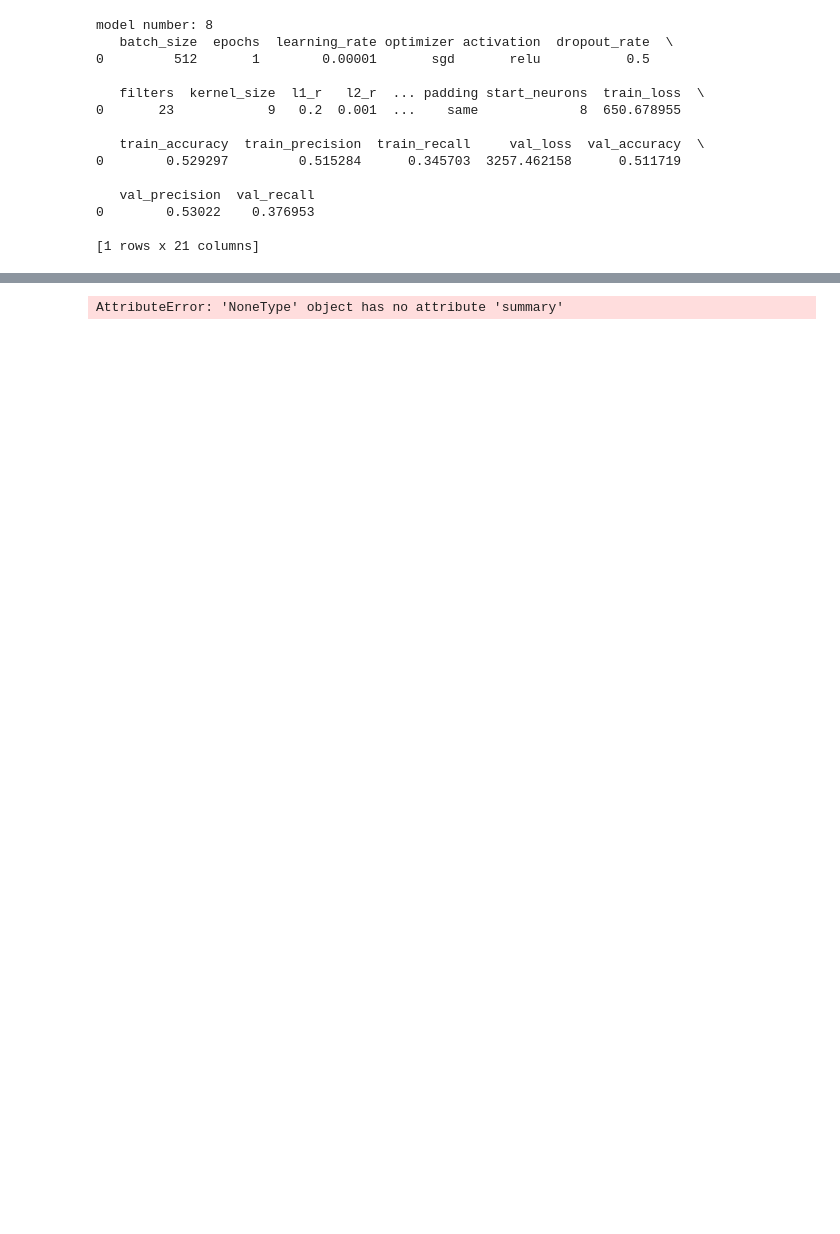
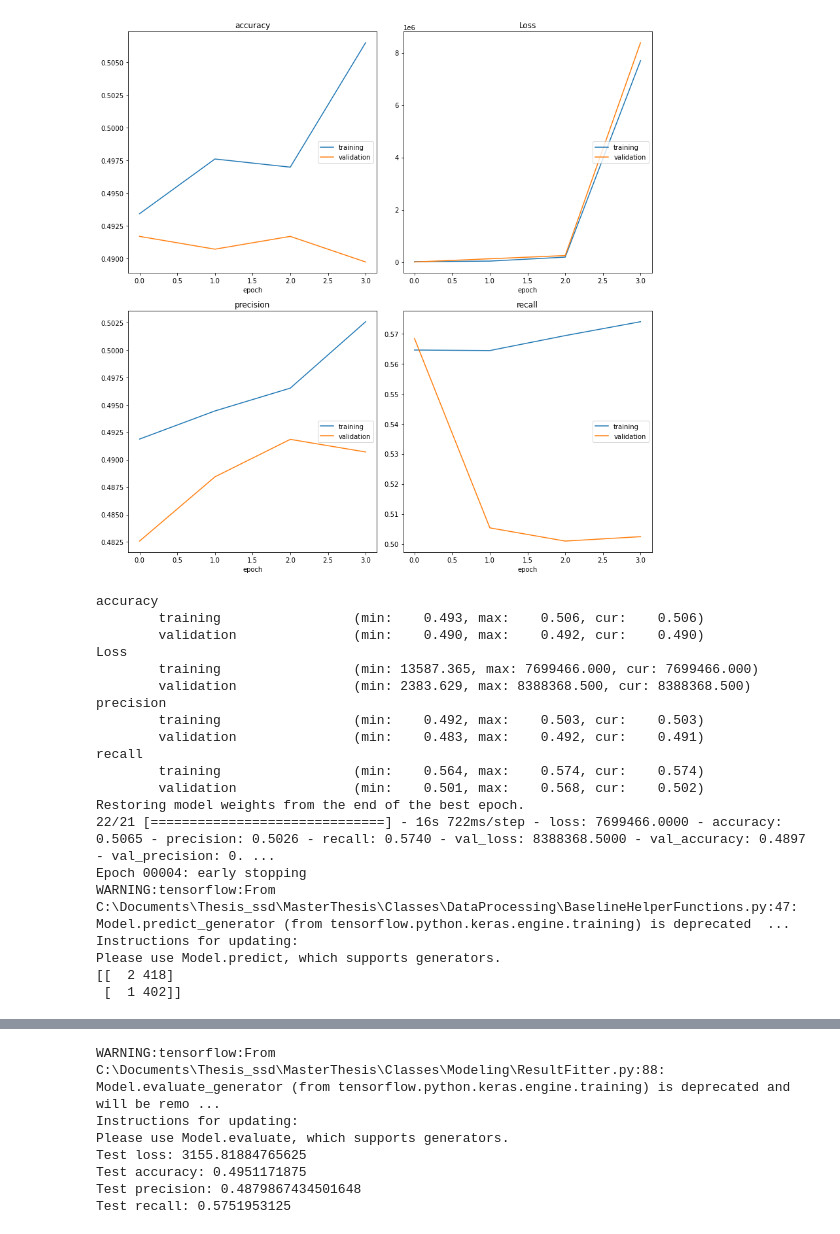
Before and after one commit to tss95/MasterThesis-2.0, a Jupyter notebook: Notebooks/Modeling/ViewResultFile.ipynb, the cells around one changed output, grey strips where cells are left out. Drawn from its saved outputs; the diff is of its cells as text; code cells hidden in the pictures; blank space fills up the shorter version.

Commit message:
Finished fit from result_df without RGS

```diff
--- a/Notebooks/Modeling/ViewResultFile.ipynb
+++ b/Notebooks/Modeling/ViewResultFile.ipynb
@@ -23,19 +23,27 @@ import json
 resultFitter = ResultFitter(2)
 # %%
 result_file_name = 'results_8_test_earlyS_highpass-0.1.csv'
-model = resultFitter.fit_from_csv_and_index(result_file_name, 0, 2)
+model = resultFitter.fit_from_csv_and_index(result_file_name, 0, 2, 10, use_tensorboard = False,
+                               use_liveplots = True, use_custom_callback = False)
 # %% [output]
+[figure, added]
-model number: 8
-   batch_size  epochs  learning_rate optimizer activation  dropout_rate  \
-0         512       1        0.00001       sgd       relu           0.5
-
-   filters  kernel_size  l1_r   l2_r  ... padding start_neurons  train_loss  \
-0       23            9   0.2  0.001  ...    same             8  650.678955
-
-   train_accuracy  train_precision  train_recall     val_loss  val_accuracy  \
-0        0.529297         0.515284      0.345703  3257.462158      0.511719
-
-   val_precision  val_recall
-0        0.53022    0.376953
-
-[1 rows x 21 columns]
+accuracy
+        training                 (min:    0.493, max:    0.506, cur:    0.506)
+        validation               (min:    0.490, max:    0.492, cur:    0.490)
+Loss
+        training                 (min: 13587.365, max: 7699466.000, cur: 7699466.000)
+        validation               (min: 2383.629, max: 8388368.500, cur: 8388368.500)
+precision
+        training                 (min:    0.492, max:    0.503, cur:    0.503)
+        validation               (min:    0.483, max:    0.492, cur:    0.491)
+recall
+        training                 (min:    0.564, max:    0.574, cur:    0.574)
+        validation               (min:    0.501, max:    0.568, cur:    0.502)
+Restoring model weights from the end of the best epoch.
+22/21 [==============================] - 16s 722ms/step - loss: 7699466.0000 - accuracy: 0.5065 - precision: 0.5026 - recall: 0.5740 - val_loss: 8388368.5000 - val_accuracy: 0.4897 - val_precision: 0. ...
+Epoch 00004: early stopping
+WARNING:tensorflow:From C:\Documents\Thesis_ssd\MasterThesis\Classes\DataProcessing\BaselineHelperFunctions.py:47: Model.predict_generator (from tensorflow.python.keras.engine.training) is deprecated  ...
+Instructions for updating:
+Please use Model.predict, which supports generators.
+[[  2 418]
+ [  1 402]]
@@ -42,4 +51,10 @@ model number: 8
-AttributeError: 'NoneType' object has no attribute 'summary'
+WARNING:tensorflow:From C:\Documents\Thesis_ssd\MasterThesis\Classes\Modeling\ResultFitter.py:88: Model.evaluate_generator (from tensorflow.python.keras.engine.training) is deprecated and will be remo ...
+Instructions for updating:
+Please use Model.evaluate, which supports generators.
+Test loss: 3155.81884765625
+Test accuracy: 0.4951171875
+Test precision: 0.4879867434501648
+Test recall: 0.5751953125
 # %%
 result_file_name = 'results_8_test_earlyS_highpass-0.1.csv'
 df = GridSearchResultProcessor().get_results_df_by_name(result_file_name, 2)
```
Also changed, not shown: parts of 1 cell of this notebook, 2 other files.
